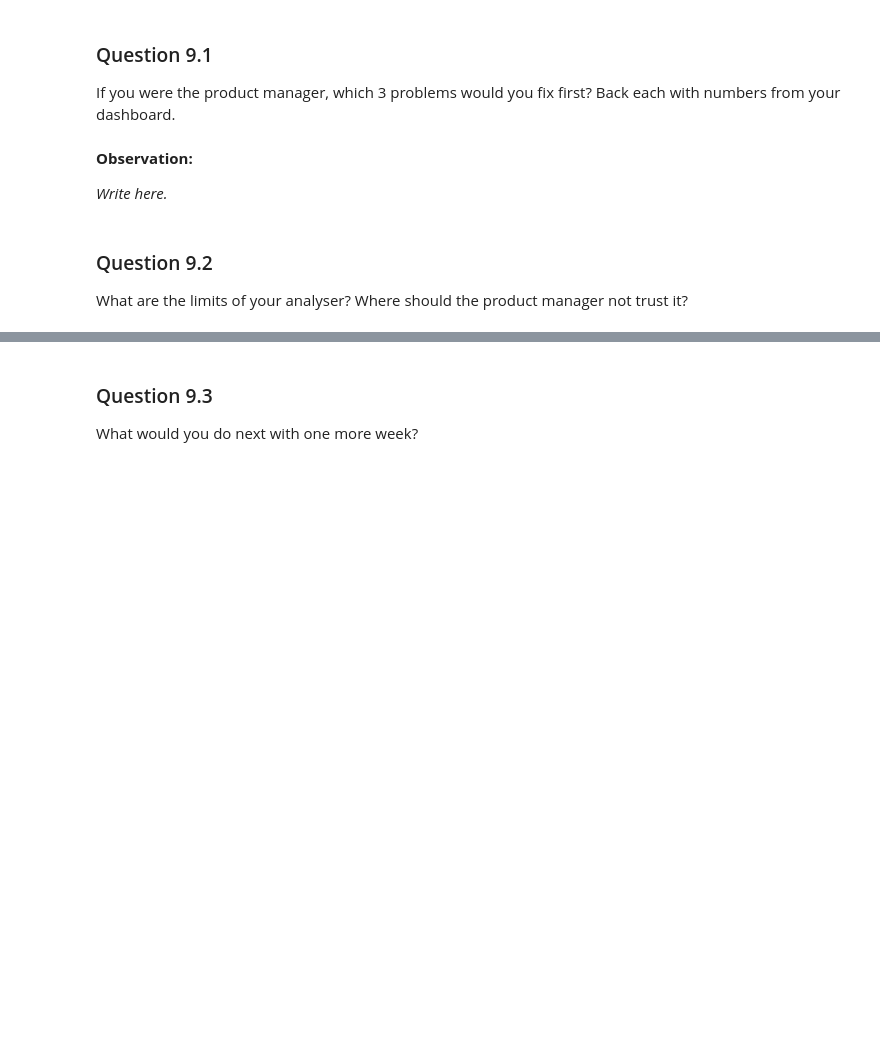
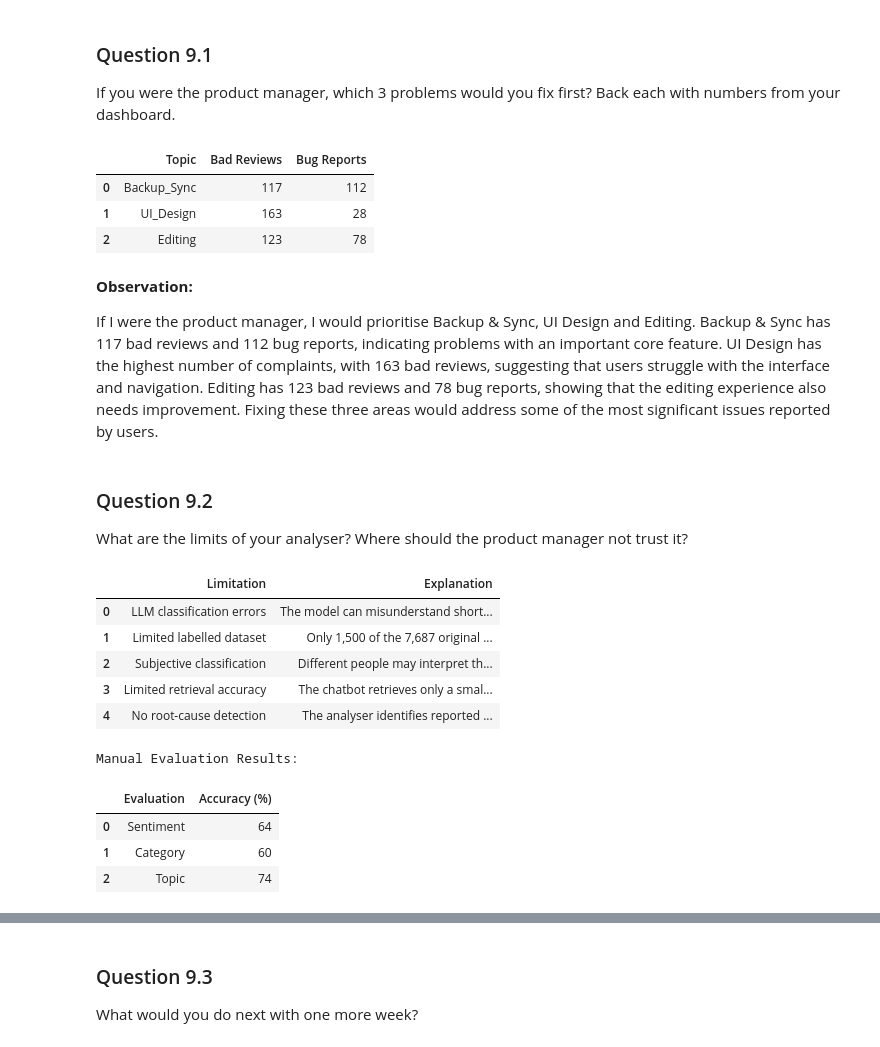
Before and after one commit to vishal0205/Google-Photo-Review-Analyser-, a Jupyter notebook: Review_Analyser_Starter.ipynb, the cells around one changed output, grey strips where cells are left out. Saved outputs shown, nothing was run; the diff lists cells and outputs as text; code cells hidden in the pictures; blank space fills up the shorter version.

```diff
--- a/Review_Analyser_Starter.ipynb
+++ b/Review_Analyser_Starter.ipynb
@@ -3267,15 +3274,89 @@ Anything more is up to you: filters, search, a table of reviews, rating versus s
 If you were the product manager, which 3 problems would you fix first? Back each with numbers from your dashboard.
 # %%
 # Your code here
+
+bad_sentiments = ["Negative", "Frustrated", "Angry"]
+
+priority_topics = ["Backup_Sync", "UI_Design", "Editing"]
+
+priority_results = []
+
+for topic in priority_topics:
+
+    topic_df = df_labelled[df_labelled["topic"] == topic]
+
+    complaints = topic_df[
+        topic_df["sentiment"].isin(bad_sentiments)
+    ].shape[0]
+
+    bugs = topic_df[
+        topic_df["category"] == "bug"
+    ].shape[0]
+
+    priority_results.append({
+        "Topic": topic,
+        "Bad Reviews": complaints,
+        "Bug Reports": bugs
+    })
+
+priority_table = pd.DataFrame(priority_results)
+
+display(priority_table)
+# %% [output]
+|  | Topic | Bad Reviews | Bug Reports |
+| 0 | Backup_Sync | 117 | 112 |
+| 1 | UI_Design | 163 | 28 |
+| 2 | Editing | 123 | 78 |
 # %% [markdown]
 **Observation:**
 
-*Write here.*
+If I were the product manager, I would prioritise Backup & Sync, UI Design and Editing. Backup & Sync has 117 bad reviews and 112 bug reports, indicating problems with an important core feature. UI Design has the highest number of complaints, with 163 bad reviews, suggesting that users struggle with the interface and navigation. Editing has 123 bad reviews and 78 bug reports, showing that the editing experience also needs improvement. Fixing these three areas would address some of the most significant issues reported by users.
 # %% [markdown]
 ### Question 9.2
 What are the limits of your analyser? Where should the product manager not trust it?
 # %%
 # Your code here
+limitations = {
+    "Limitation": [
+        "LLM classification errors",
+        "Limited labelled dataset",
+        "Subjective classification",
+        "Limited retrieval accuracy",
+        "No root-cause detection"
+    ],
+    "Explanation": [
+        "The model can misunderstand short reviews, spelling mistakes, sarcasm and context.",
+        "Only 1,500 of the 7,687 original reviews were labelled and analysed.",
+        "Different people may interpret the sentiment and category of the same review differently.",
+        "The chatbot retrieves only a small number of relevant reviews and may miss useful feedback.",
+        "The analyser identifies reported problems but cannot independently determine their technical causes."
+    ]
+}
+
+limitations_df = pd.DataFrame(limitations)
+
+display(limitations_df)
+
+# Manual evaluation results from Question 6.2
+evaluation_results = pd.DataFrame({
+    "Evaluation": ["Sentiment", "Category", "Topic"],
+    "Accuracy (%)": [64, 60, 74]
+})
+
+print("Manual Evaluation Results:")
+display(evaluation_results)
+# %% [output]
+|  | Limitation | Explanation |
+| 0 | LLM classification errors | The model can misunderstand short... |
+| 1 | Limited labelled dataset | Only 1,500 of the 7,687 original ... |
+| 2 | Subjective classification | Different people may interpret th... |
+| 3 | Limited retrieval accuracy | The chatbot retrieves only a smal... |
+| 4 | No root-cause detection | The analyser identifies reported ... |
+Manual Evaluation Results:
+|  | Evaluation | Accuracy (%) |
+| 0 | Sentiment | 64 |
+| 1 | Category | 60 |
+| 2 | Topic | 74 |
 # %% [markdown]
 **Observation:**
 
```
Also changed, not shown: parts of 8 cells of this notebook, 4 other files.
